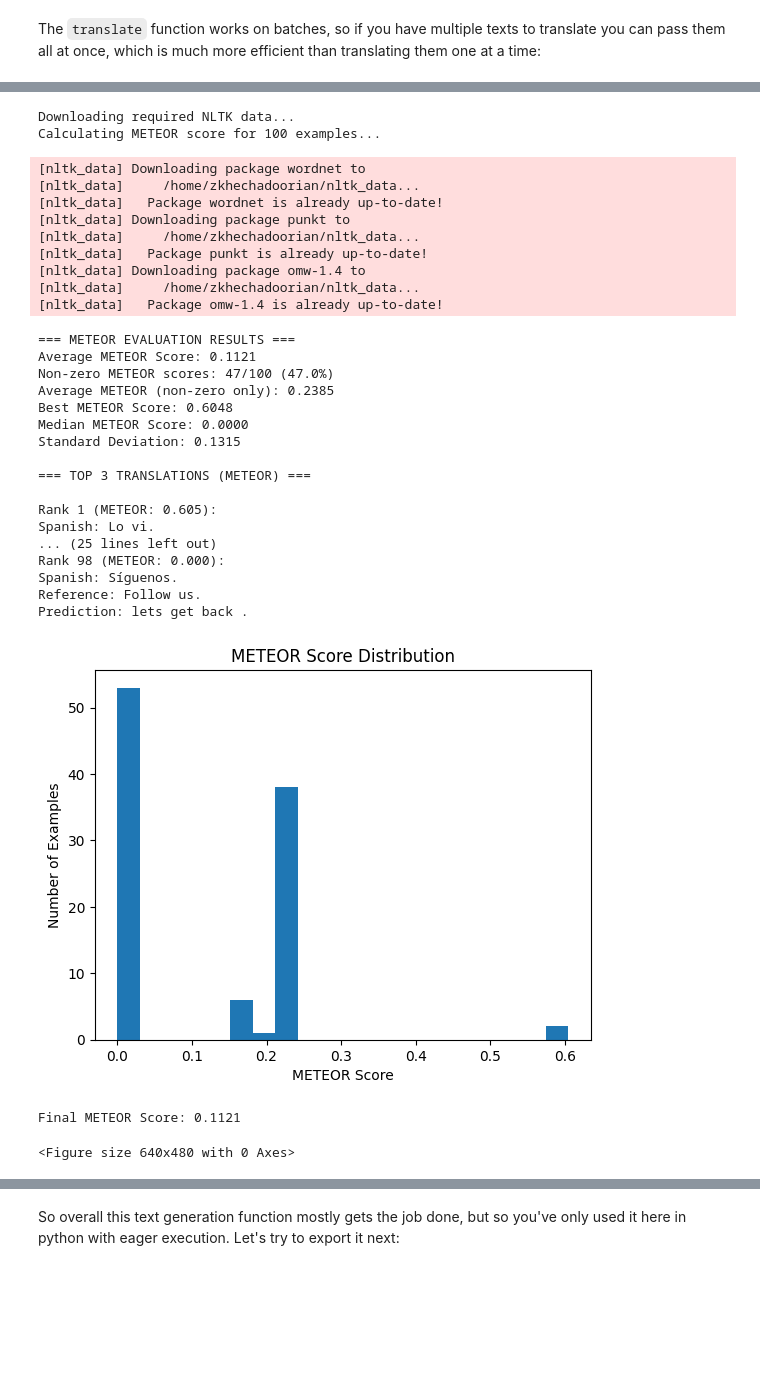
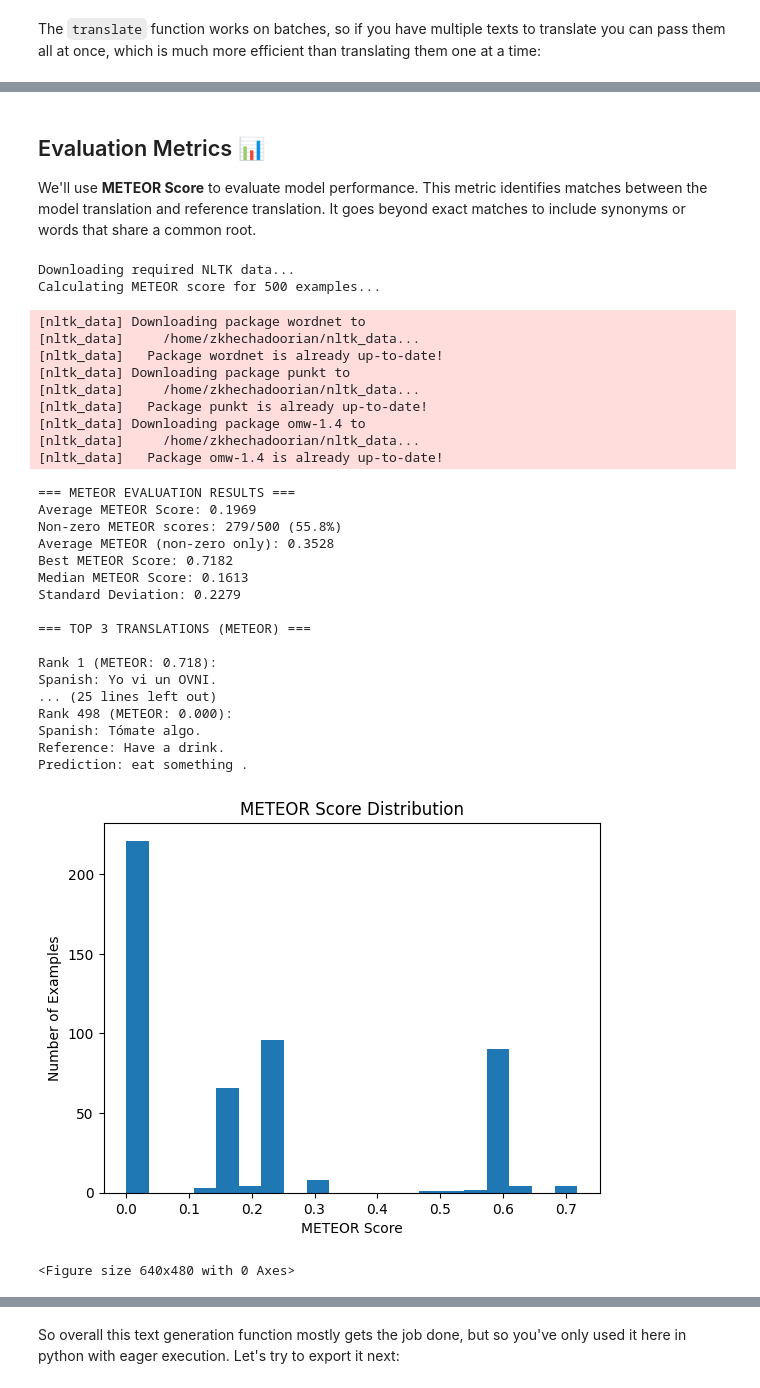
Before and after one commit to zkhechadoorian/Spanish_and_Portuguese_Translator, a Jupyter notebook: 1_nmt_translation/nmt_with_attention.ipynb, the cells around one changed output, grey strips where cells are left out. Saved outputs shown, nothing was run; the diff lists cells and outputs as text; code cells hidden in the pictures; blank space fills up the shorter version.

```diff
--- a/1_nmt_translation/nmt_with_attention.ipynb
+++ b/1_nmt_translation/nmt_with_attention.ipynb
@@ -2113,6 +2115,9 @@ class CrossAttention(tf.keras.layers.Layer):
     # Residual connections help gradients flow through the network, improve training stability,
     # and allow the model to reuse the original input along with the attention output.
     self.add = tf.keras.layers.Add()
+
+    # add dropout
+    self.dropout = tf.keras.layers.Dropout(0.1)
 
   def call(self, x, context):
     shape_checker = ShapeChecker()
@@ -2563,8 +2650,8 @@ Configure the model for training:
 # - loss=masked_loss: Use the custom masked loss function to ignore padding tokens.
 # - metrics=[masked_acc, masked_loss]: Track masked accuracy and masked loss during training.
 model.compile(optimizer='adam',
-              loss=masked_loss,
-              metrics=[masked_acc, masked_loss])
+              loss=length_aware_masked_loss,
+              metrics=[masked_acc, length_aware_masked_loss])
 # %% [markdown]
 The model is randomly initialized, and should give roughly uniform output probabilities. So it's easy to predict what the initial values of the metrics should be:
 # %%
@@ -2861,3 +2941,7 @@ In addition to BLEU scores, we'll compute two additional metrics to get a compre
+# %% [markdown]
+##  Evaluation Metrics 📊
+
+We'll use **METEOR Score** to evaluate model performance. This metric identifies matches between the model translation and reference translation. It goes beyond exact matches to include synonyms or words that share a common root.
 # %%
 # 1. METEOR Score Evaluation
 from nltk.translate.meteor_score import meteor_score
@@ -2953,51 +3037,55 @@ def calculate_meteor_score(model, test_sentences, references, sample_size=100):
         print(f"Spanish: {result['spanish']}")
         print(f"Reference: {result['reference']}")
         print(f"Prediction: {result['prediction']}")
 
     # plot distribution of METEOR scores
     plt.hist(meteor_scores, bins=20)
     plt.title('METEOR Score Distribution')
     plt.xlabel('METEOR Score')
     plt.ylabel('Number of Examples')
     plt.show()
     plt.savefig("assets/meteor_score_distribution.png")
 
     return avg_meteor, detailed_results
 
-# Evaluate METEOR score on validation data
-meteor_avg, meteor_details = calculate_meteor_score(
-    model, test_context, test_target, sample_size=100
-)
-print(f"\nFinal METEOR Score: {meteor_avg:.4f}")
+# Create validation splits from your existing data
+context_raw_val = context_raw[~is_train]
+target_raw_val = target_raw[~is_train]
+
+# Calculate METEOR score on the validation dataset
+avg_meteor, meteor_details = calculate_meteor_score(
+    model,
+    context_raw_val,
+    target_raw_val,
+    sample_size=500)
 # %% [output]
 Downloading required NLTK data...
-Calculating METEOR score for 100 examples...
+Calculating METEOR score for 500 examples...
 [nltk_data] Downloading package wordnet to
 [nltk_data]     /home/zkhechadoorian/nltk_data...
 [nltk_data]   Package wordnet is already up-to-date!
 [nltk_data] Downloading package punkt to
 [nltk_data]     /home/zkhechadoorian/nltk_data...
 [nltk_data]   Package punkt is already up-to-date!
 [nltk_data] Downloading package omw-1.4 to
 [nltk_data]     /home/zkhechadoorian/nltk_data...
 [nltk_data]   Package omw-1.4 is already up-to-date!
 === METEOR EVALUATION RESULTS ===
-Average METEOR Score: 0.1121
-Non-zero METEOR scores: 47/100 (47.0%)
-Average METEOR (non-zero only): 0.2385
-Best METEOR Score: 0.6048
-Median METEOR Score: 0.0000
-Standard Deviation: 0.1315
+Average METEOR Score: 0.1969
+Non-zero METEOR scores: 279/500 (55.8%)
+Average METEOR (non-zero only): 0.3528
+Best METEOR Score: 0.7182
+Median METEOR Score: 0.1613
+Standard Deviation: 0.2279
 
 === TOP 3 TRANSLATIONS (METEOR) ===
 
-Rank 1 (METEOR: 0.605):
-Spanish: Lo vi.
+Rank 1 (METEOR: 0.718):
+Spanish: Yo vi un OVNI.
 ... (25 lines left out)
-Rank 98 (METEOR: 0.000):
-Spanish: Síguenos.
-Reference: Follow us.
-Prediction: lets get back .
+Rank 498 (METEOR: 0.000):
+Spanish: Tómate algo.
+Reference: Have a drink.
+Prediction: eat something .
-[figure, old version]
+[figure, new version]
-Final METEOR Score: 0.1121
+<Figure size 640x480 with 0 Axes>
-<Figure size 640x480 with 0 Axes>
```
Also changed, not shown: parts of 47 cells of this notebook.
